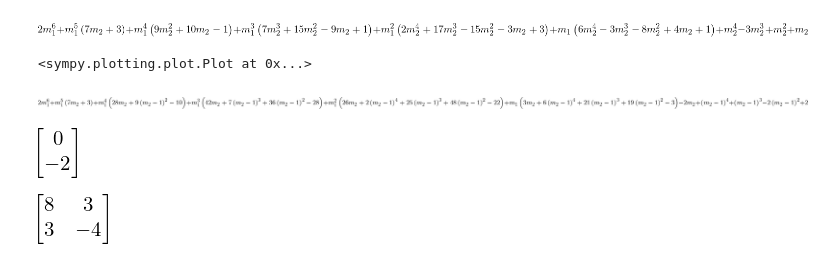
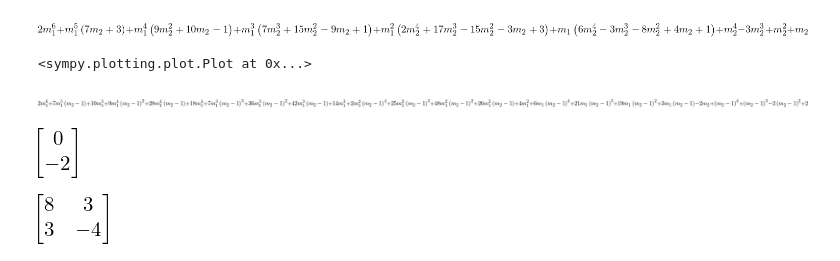
Before and after one commit to fdmazzone/ArchivosProyecto, a Jupyter notebook: MEcanica Celeste/concavidad.ipynb, the cells around one changed output. Saved outputs shown, nothing was run; the diff lists cells and outputs as text; code cells hidden in the pictures.

```diff
--- a/MEcanica Celeste/concavidad.ipynb
+++ b/MEcanica Celeste/concavidad.ipynb
@@ -264,10 +264,10 @@ Q=0
 for j in range(7):
     for i in range(5):
         Q=Q+(P.diff(m[1],j).diff(m[2],i)/factorial(j)/factorial(i)).subs({m[1]:0,m[2]:1})*m[1]**j*(m[2]-1)**i
-# %%
-Q.collect(m[1])
-# %% [output]
-[figure, removed]
+# %%
+Q
+# %% [output]
+[figure, added]
 # %%
 gradP=Matrix([P.diff(m[1]).subs({m[1]:0,m[2]:1}),P.diff(m[2]).subs({m[1]:0,m[2]:1})])
 gradP
```
Also changed, not shown: parts of 1 cell of this notebook.
